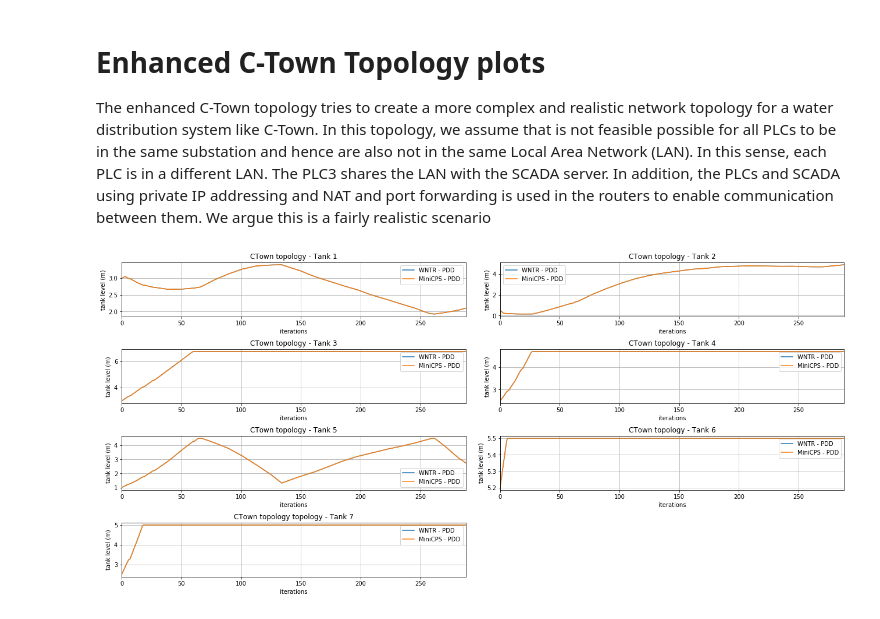
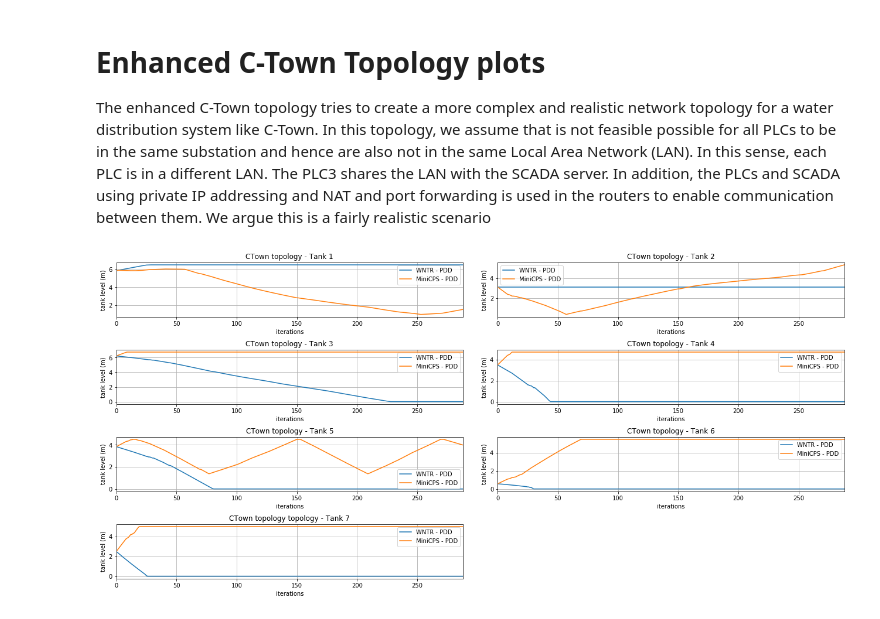
Before and after one commit to Critical-Infrastructure-Systems-Lab/DHALSIM, a Jupyter notebook: ICS_topologies/enhanced_ctown_topology/plot_enhanced_ctown.ipynb, the cells around one changed output. Saved outputs shown, nothing was run; the diff lists cells and outputs as text; code cells hidden in the pictures.

```diff
--- a/ICS_topologies/enhanced_ctown_topology/plot_enhanced_ctown.ipynb
+++ b/ICS_topologies/enhanced_ctown_topology/plot_enhanced_ctown.ipynb
@@ -12,9 +12,12 @@ import time
 import pandas as pd
 # %%
 #no_minicps_ctown = pd.read_csv('../ctown_topology/output/no_attack/physical_process.csv')
-no_minicps_ctown = pd.read_csv('no_attack/output/physical_process.csv')
+#no_minicps_ctown = pd.read_csv('no_attack/output/physical_process.csv')
 #no_minicps_ctown = pd.read_csv('../../Demand_patterns/test_ctown_week_1_wntr.csv')
-minicps_ctown = pd.read_csv('desktop_test/output/physical_process.csv')
+no_minicps_ctown = pd.read_csv('no_attack_custom_pattern_tank_levels_delay_losses/output/physical_process.csv')
+
+#minicps_ctown = pd.read_csv('desktop_test/output/physical_process.csv')
+minicps_ctown = pd.read_csv('no_attack_custom_pattern_tank_levels/output/physical_process.csv')
 minicps_ctown_plc1_attack = pd.read_csv('plc1_attack/output/physical_process.csv')
 minicps_ctown_mitm_plc5_attack = pd.read_csv('mitm_plc5_attack/output/physical_process.csv')
 
@@ -79,31 +82,31 @@ plt.title("CTown topology - Tank 5")
 plt.xlabel('iterations')
 plt.ylabel('tank level (m)')
 plt.legend()
 plt.subplots_adjust(top=2.00, right=3.00, hspace = subplot_hspace, wspace=subplot_wspace)
 plt.grid(True)
 
 dd = plt.subplot(4,2,6)
 no_minicps_ctown["T6_LEVEL"].plot(label='WNTR - PDD', ax=dd)
 minicps_ctown["T6_LEVEL"].plot(label='MiniCPS - PDD', ax=dd)
 #minicps_ctown_plc1_attack["T6_LEVEL"].plot(label='MiniCPS - PLC1 Attack', ax=dd)
 #minicps_ctown_mitm_plc5_attack["T6_LEVEL"].plot(label='MiniCPS - Mitm PLC5 Attack', ax=dd)
 plt.title("CTown topology - Tank 6")
 plt.xlabel('iterations')
 plt.ylabel('tank level (m)')
 plt.legend()
 plt.subplots_adjust(top=2.00, right=3.00, hspace = subplot_hspace, wspace=subplot_wspace)
 plt.grid(True)
 
 dd = plt.subplot(4,2,7)
 no_minicps_ctown["T7_LEVEL"].plot(label='WNTR - PDD', ax=dd)
 minicps_ctown["T7_LEVEL"].plot(label='MiniCPS - PDD', ax=dd)
 #minicps_ctown_plc1_attack["T7_LEVEL"].plot(label='MiniCPS - PLC1 Attack', ax=dd)
 #minicps_ctown_mitm_plc5_attack["T7_LEVEL"].plot(label='MiniCPS - Mitm PLC5 Attack', ax=dd)
 plt.title("CTown topology topology - Tank 7")
 plt.xlabel('iterations')
 plt.ylabel('tank level (m)')
 plt.legend()
 plt.subplots_adjust(top=2.00, right=3.00, hspace = subplot_hspace, wspace=subplot_wspace)
 plt.grid(True)
 # %% [output]
-[figure, old version]
+[figure, new version]
```
Also changed, not shown: 4 other files.
